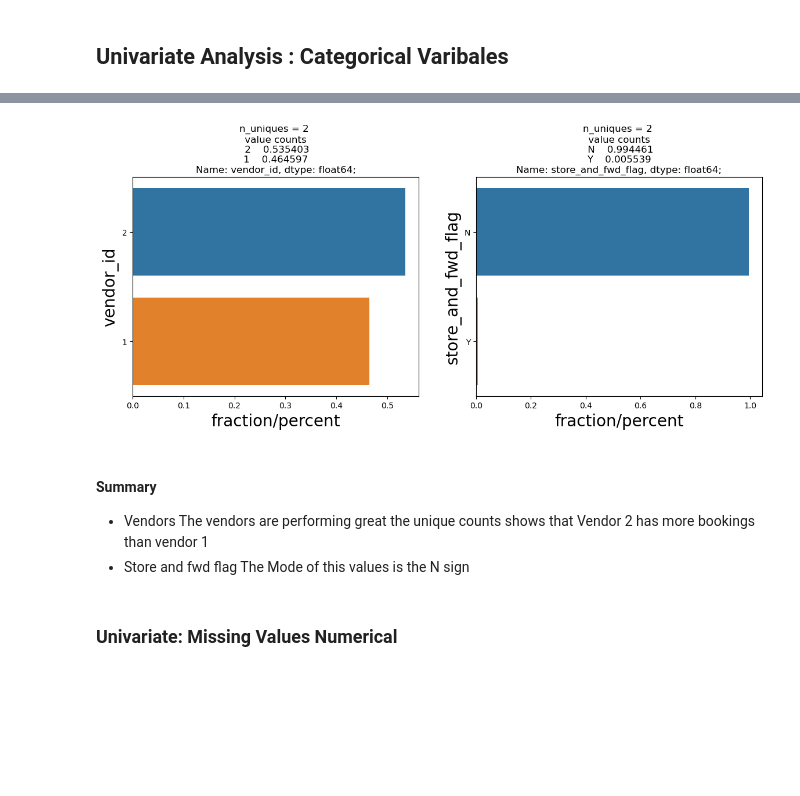
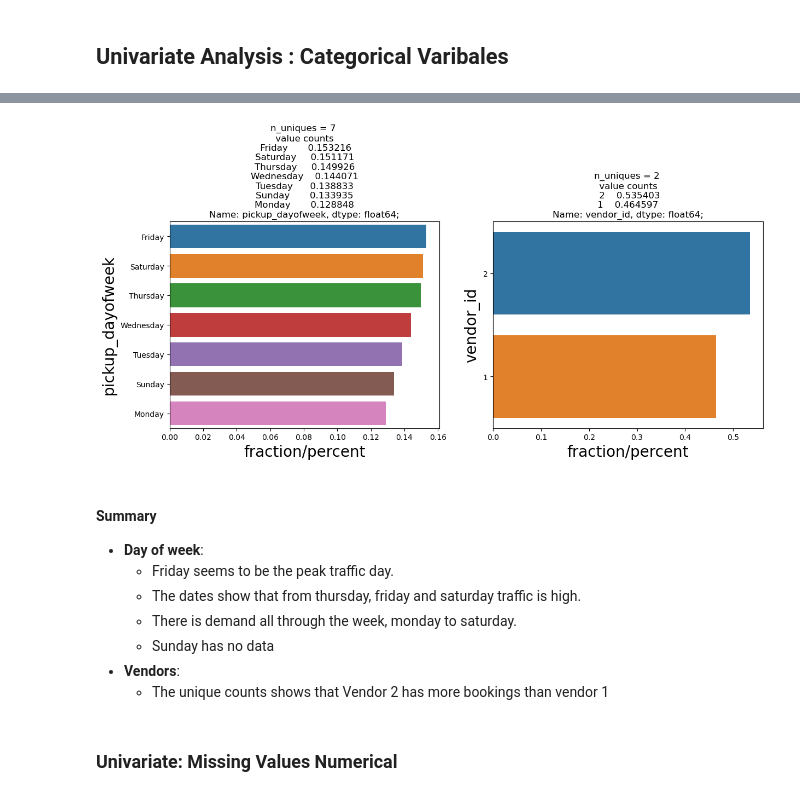
Before and after one commit to Pachinchin/Advanced-EDA, a Jupyter notebook: Taxi_trip_EDA.ipynb, the cells around one changed output, grey strips where cells are left out. Saved outputs shown, nothing was run; the diff lists cells and outputs as text; code cells hidden in the pictures; blank space fills up the shorter version.

```diff
--- a/Taxi_trip_EDA.ipynb
+++ b/Taxi_trip_EDA.ipynb
@@ -165,0 +177,3 @@ data[['duration','trip_duration']][:]
+# %%
+#dropp of the columns drop off datetime and store_and_fwd_flag
+data = data.drop(columns= ['store_and_fwd_flag', 'dropoff_datetime'])
@@ -168,7 +184,7 @@ new_df = pd.DataFrame({"pickup_year":      data['pickup_datetime'].dt.year,
                        "pickup_month":     data['pickup_datetime'].dt.week,
                        "pickup_day":       data['pickup_datetime'].dt.day,
                        "pickup_dayofyear": data['pickup_datetime'].dt.dayofyear,
-                       "pickup_dayofweek": data['pickup_datetime'].dt.weekday,
+                       "pickup_dayofweek": data['pickup_datetime'].dt.day_name(),
                        "pickup_quarter":    data['pickup_datetime'].dt.quarter,
                        "pickup_hour":      data['pickup_datetime'].dt.hour,
                        "pickup_minute":    data['pickup_datetime'].dt.minute
@@ -195,6 +211,6 @@ combined_data.head()
 # %%
 #drop the time data set
-combined_data = combined_data.drop(columns=['pickup_datetime','dropoff_datetime','trip_duration'])
+combined_data = combined_data.drop(columns=['pickup_datetime','trip_duration'])
 # %% [markdown]
 #### Get the distance travelled and the direction of the travel
 # %%
@@ -228,4 +244,7 @@ combined_data['direction'] = direction_array(combined_data['pickup_latitude'].va
                                           combined_data['dropoff_longitude'].values)
 # %% [markdown]
 ## Univariate analysis Numerical Variables
+# %%
+combined_data['pickup_dayofweek'] = combined_data['pickup_dayofweek'].astype('category')
+combined_data['id'] = combined_data['id'].astype('category')
 # %%
@@ -415,15 +443,18 @@ def UVA_category(data, var_group):
     plt.title('n_uniques = {} \n value counts \n {};'.format(n_uni,norm_count))
 # %%
 # Custom function for easy visualisation of Categorical Variables
-UVA_category(data, ['vendor_id','store_and_fwd_flag'])
+UVA_category(combined_data, ['pickup_dayofweek','vendor_id'])
 # %% [output]
-[figure, old version]
+[figure, new version]
-# %% [markdown]
-#### Summary
-- Vendors
-The vendors are performing great the unique counts shows that Vendor 2 has more bookings than vendor 1
-- Store and fwd flag
-The Mode of this values is the N sign
+# %% [markdown]
+#### Summary
+* **Day of week**:
+    * Friday seems to be the peak traffic day.
+    * The dates show that from thursday, friday and saturday traffic is high.
+    * There is demand all through the week, monday to saturday.
+    * Sunday has no data
+* **Vendors**:
+    * The unique counts shows that Vendor 2 has more bookings than vendor 1
 # %% [markdown]
 ### Univariate: Missing Values Numerical
 # %%
```
Also changed, not shown: parts of 56 cells of this notebook, 1 other file.
